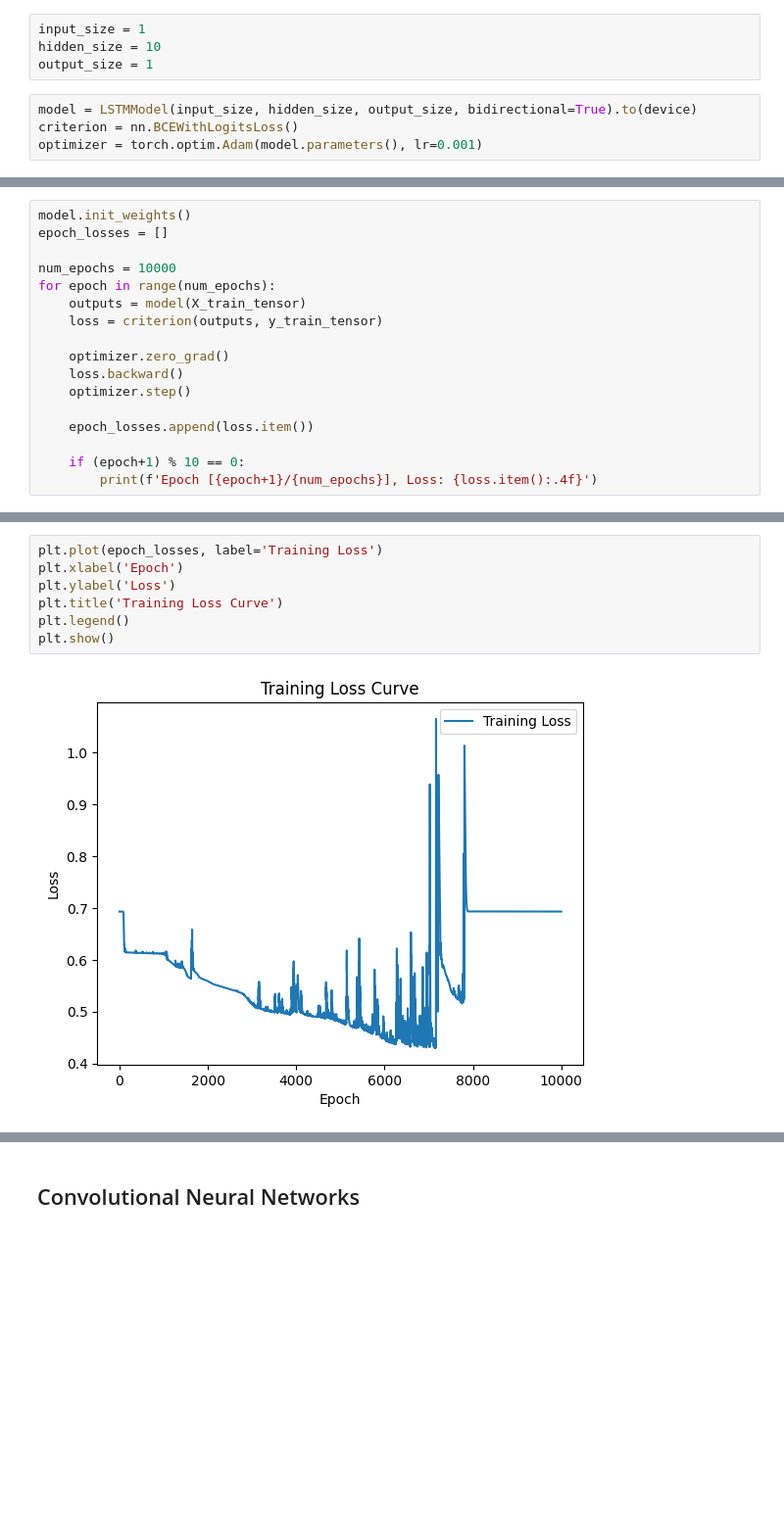
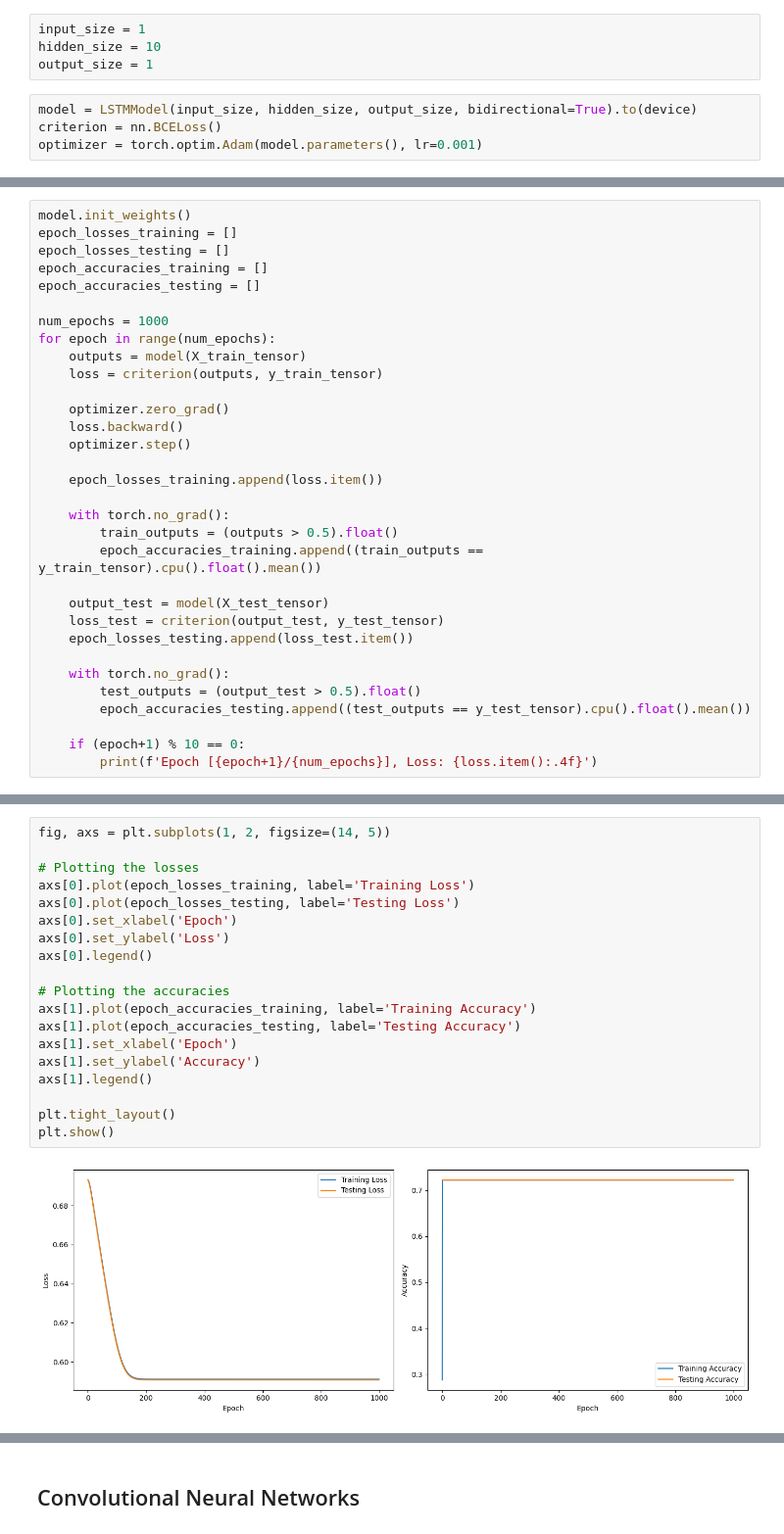
Before and after one commit to jlohunecke/ML4HC_project2, a Jupyter notebook: proj2_pt1.ipynb, the cells around one changed output, grey strips where cells are left out. Shown at 98% size. Drawn from its saved outputs; the diff is of its cells as text; blank space fills up the shorter version.

```diff
--- a/proj2_pt1.ipynb
+++ b/proj2_pt1.ipynb
@@ -195,5 +196,5 @@ hidden_size = 10
 output_size = 1
 # %%
 model = LSTMModel(input_size, hidden_size, output_size, bidirectional=True).to(device)
-criterion = nn.BCEWithLogitsLoss()
+criterion = nn.BCELoss()
 optimizer = torch.optim.Adam(model.parameters(), lr=0.001)
@@ -209,9 +205,12 @@ y_train_tensor = torch.tensor(y_train.values, dtype=torch.float32).unsqueeze(1).
 y_test_tensor = torch.tensor(y_test.values, dtype=torch.float32).unsqueeze(1).to(device)
 # %%
 model.init_weights()
-epoch_losses = []
+epoch_losses_training = []
+epoch_losses_testing = []
+epoch_accuracies_training = []
+epoch_accuracies_testing = []
 
-num_epochs = 10000
+num_epochs = 1000
 for epoch in range(num_epochs):
     outputs = model(X_train_tensor)
     loss = criterion(outputs, y_train_tensor)
@@ -220,7 +219,19 @@ for epoch in range(num_epochs):
     loss.backward()
     optimizer.step()
 
-    epoch_losses.append(loss.item())
+    epoch_losses_training.append(loss.item())
+
+    with torch.no_grad():
+        train_outputs = (outputs > 0.5).float()
+        epoch_accuracies_training.append((train_outputs == y_train_tensor).cpu().float().mean())
+
+    output_test = model(X_test_tensor)
+    loss_test = criterion(output_test, y_test_tensor)
+    epoch_losses_testing.append(loss_test.item())
+
+    with torch.no_grad():
+        test_outputs = (output_test > 0.5).float()
+        epoch_accuracies_testing.append((test_outputs == y_test_tensor).cpu().float().mean())
 
     if (epoch+1) % 10 == 0:
         print(f'Epoch [{epoch+1}/{num_epochs}], Loss: {loss.item():.4f}')
@@ -245,12 +256,24 @@ Epoch [10000/10000], Loss: 0.6932
 # %%
-plt.plot(epoch_losses, label='Training Loss')
-plt.xlabel('Epoch')
-plt.ylabel('Loss')
-plt.title('Training Loss Curve')
-plt.legend()
+fig, axs = plt.subplots(1, 2, figsize=(14, 5))
+
+# Plotting the losses
+axs[0].plot(epoch_losses_training, label='Training Loss')
+axs[0].plot(epoch_losses_testing, label='Testing Loss')
+axs[0].set_xlabel('Epoch')
+axs[0].set_ylabel('Loss')
+axs[0].legend()
+
+# Plotting the accuracies
+axs[1].plot(epoch_accuracies_training, label='Training Accuracy')
+axs[1].plot(epoch_accuracies_testing, label='Testing Accuracy')
+axs[1].set_xlabel('Epoch')
+axs[1].set_ylabel('Accuracy')
+axs[1].legend()
+
+plt.tight_layout()
 plt.show()
 # %% [output]
-[figure, old version]
+[figure, new version]
 # %%
 with torch.no_grad():
     outputs = model(X_test_tensor)
```
Also changed, not shown: parts of 6 cells of this notebook.
